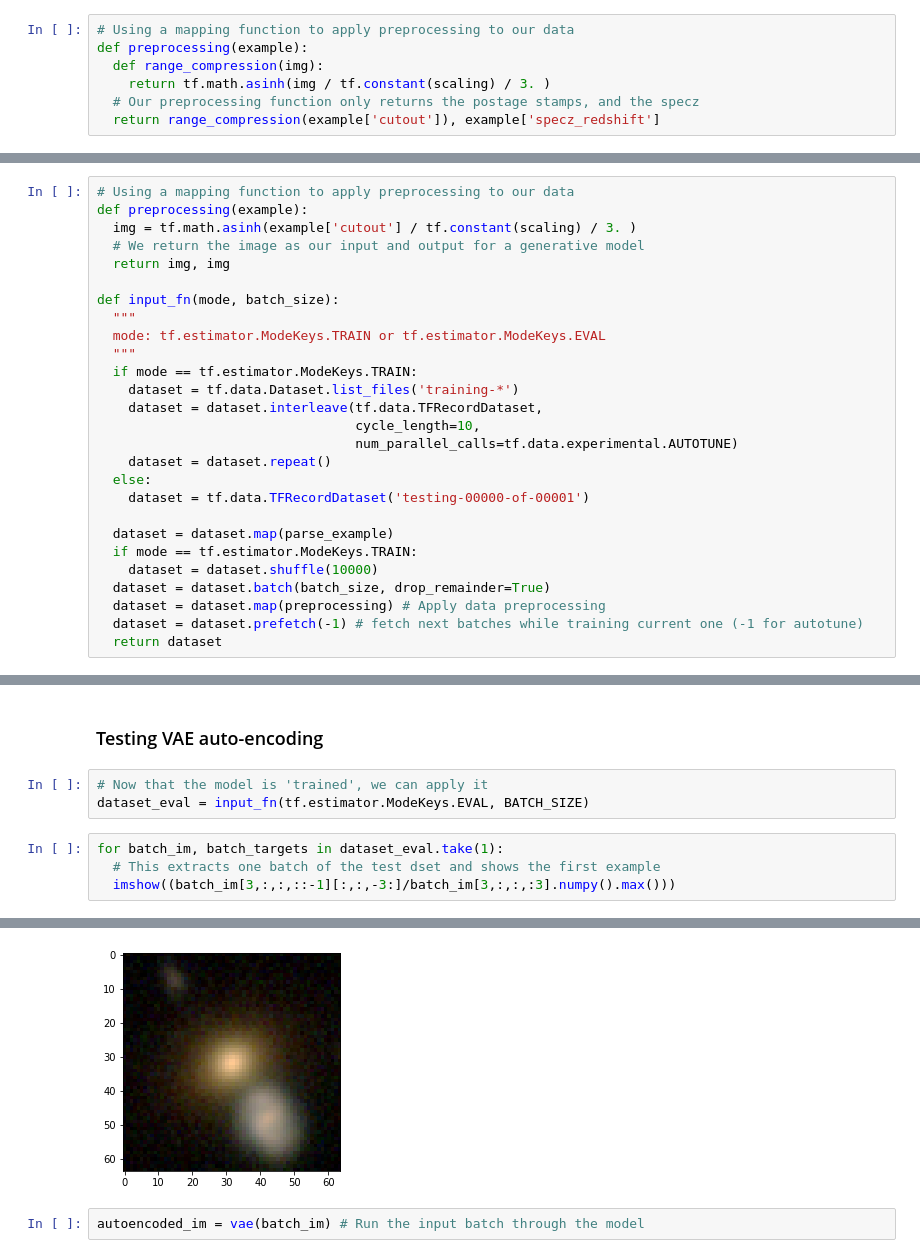
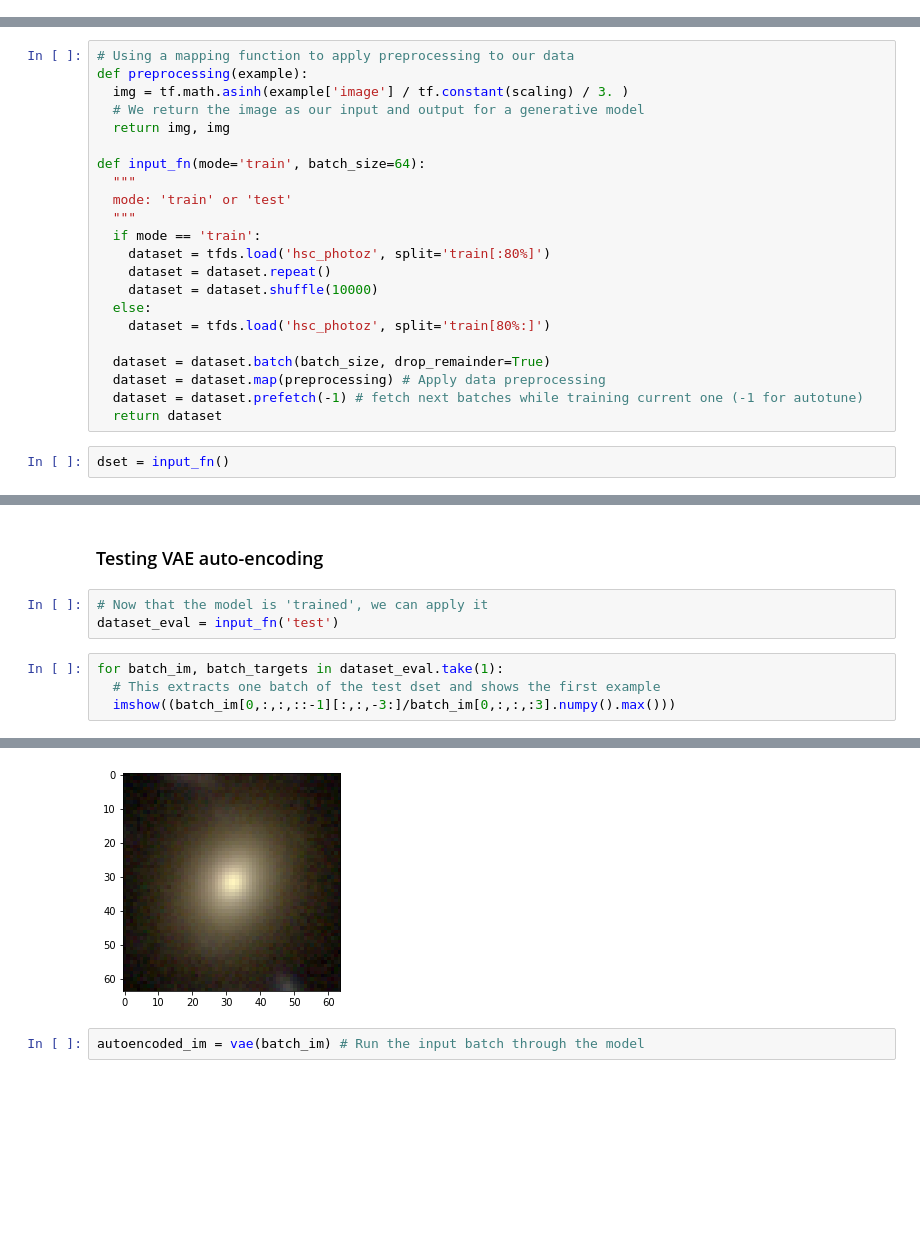
Before and after one commit to EiffL/Tutorials, a Jupyter notebook: GenerativeModels/GalaxyMorphologyVAE_solution.ipynb, the cells around one changed output, grey strips where cells are left out. Saved outputs shown, nothing was run; the diff lists cells and outputs as text; blank space fills up the shorter version.

```diff
--- a/GenerativeModels/GalaxyMorphologyVAE_solution.ipynb
+++ b/GenerativeModels/GalaxyMorphologyVAE_solution.ipynb
@@ -316,9 +171,2 @@ plt.hist(specz,100);
 # %% [markdown]
 Now that we have defined a scaling for the data that should be appropriate, we can build a scaling function and apply it to the dataset:
-# %%
-# Using a mapping function to apply preprocessing to our data
-def preprocessing(example):
-  def range_compression(img):
-    return tf.math.asinh(img / tf.constant(scaling) / 3. )
-  # Our preprocessing function only returns the postage stamps, and the specz
-  return range_compression(example['cutout']), example['specz_redshift']
@@ -375,30 +181,27 @@ https://www.tensorflow.org/guide/datasets
 # %%
 # Using a mapping function to apply preprocessing to our data
 def preprocessing(example):
-  img = tf.math.asinh(example['cutout'] / tf.constant(scaling) / 3. )
+  img = tf.math.asinh(example['image'] / tf.constant(scaling) / 3. )
   # We return the image as our input and output for a generative model
   return img, img
 
-def input_fn(mode, batch_size):
+def input_fn(mode='train', batch_size=64):
   """
-  mode: tf.estimator.ModeKeys.TRAIN or tf.estimator.ModeKeys.EVAL
+  mode: 'train' or 'test'
   """
-  if mode == tf.estimator.ModeKeys.TRAIN:
-    dataset = tf.data.Dataset.list_files('training-*')
-    dataset = dataset.interleave(tf.data.TFRecordDataset,
-                                 cycle_length=10,
-                                 num_parallel_calls=tf.data.experimental.AUTOTUNE)
+  if mode == 'train':
+    dataset = tfds.load('hsc_photoz', split='train[:80%]')
     dataset = dataset.repeat()
+    dataset = dataset.shuffle(10000)
   else:
-    dataset = tf.data.TFRecordDataset('testing-00000-of-00001')
+    dataset = tfds.load('hsc_photoz', split='train[80%:]')
 
-  dataset = dataset.map(parse_example)
-  if mode == tf.estimator.ModeKeys.TRAIN:
-    dataset = dataset.shuffle(10000)
   dataset = dataset.batch(batch_size, drop_remainder=True)
   dataset = dataset.map(preprocessing) # Apply data preprocessing
   dataset = dataset.prefetch(-1) # fetch next batches while training current one (-1 for autotune)
   return dataset
+# %%
+dset = input_fn()
 # %% [markdown]
 ## Building a VAE with Keras
 
@@ -589,9 +399,9 @@ history = vae.fit(dataset_training,
 ### Testing VAE auto-encoding
 # %%
 # Now that the model is 'trained', we can apply it
-dataset_eval = input_fn(tf.estimator.ModeKeys.EVAL, BATCH_SIZE)
+dataset_eval = input_fn('test')
 # %%
 for batch_im, batch_targets in dataset_eval.take(1):
   # This extracts one batch of the test dset and shows the first example
-  imshow((batch_im[3,:,:,::-1][:,:,-3:]/batch_im[3,:,:,:3].numpy().max()))
+  imshow((batch_im[0,:,:,::-1][:,:,-3:]/batch_im[0,:,:,:3].numpy().max()))
 # %% [output]
@@ -599,4 +409,4 @@ Clipping input data to the valid range for imshow with RGB data ([0..1] for floa
-[figure, old version]
+[figure, new version]
 # %%
 autoencoded_im = vae(batch_im) # Run the input batch through the model
 # %%
```
Also changed, not shown: parts of 49 cells of this notebook.
